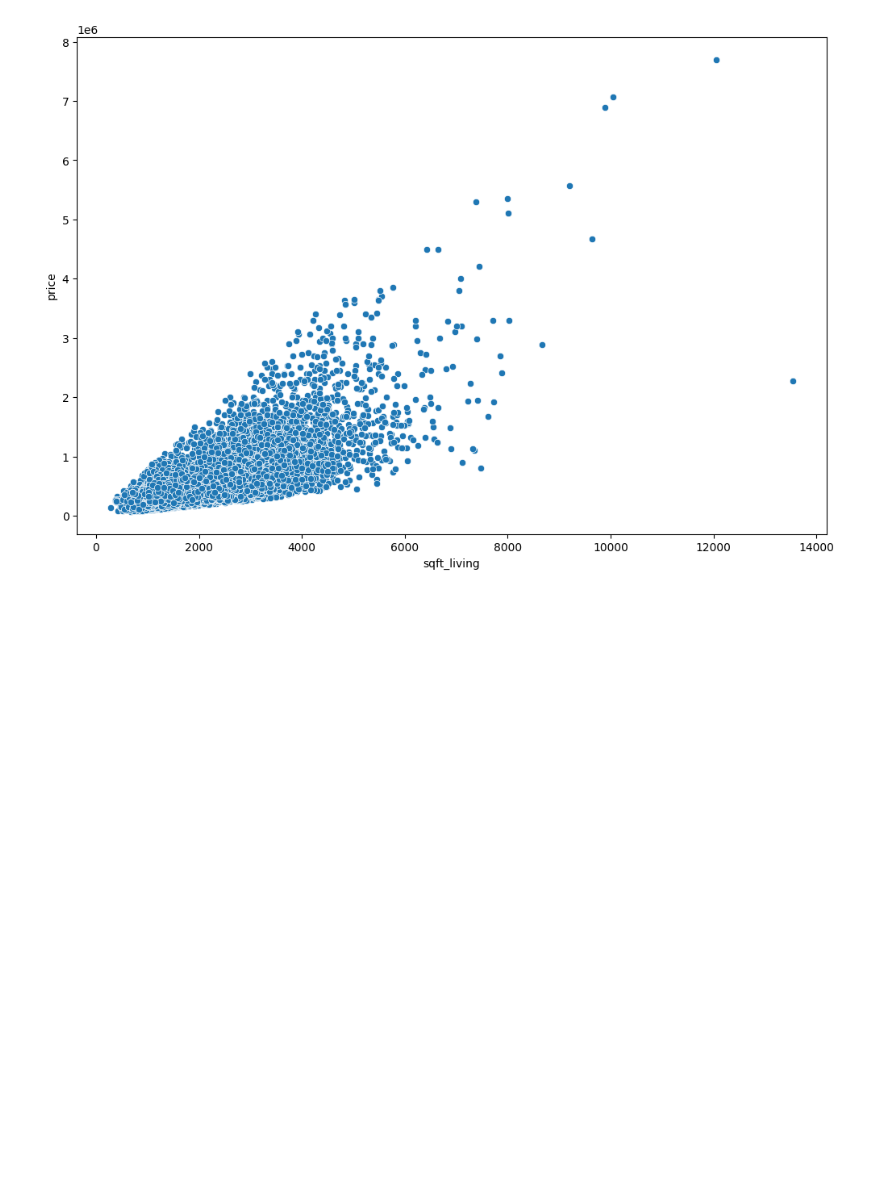
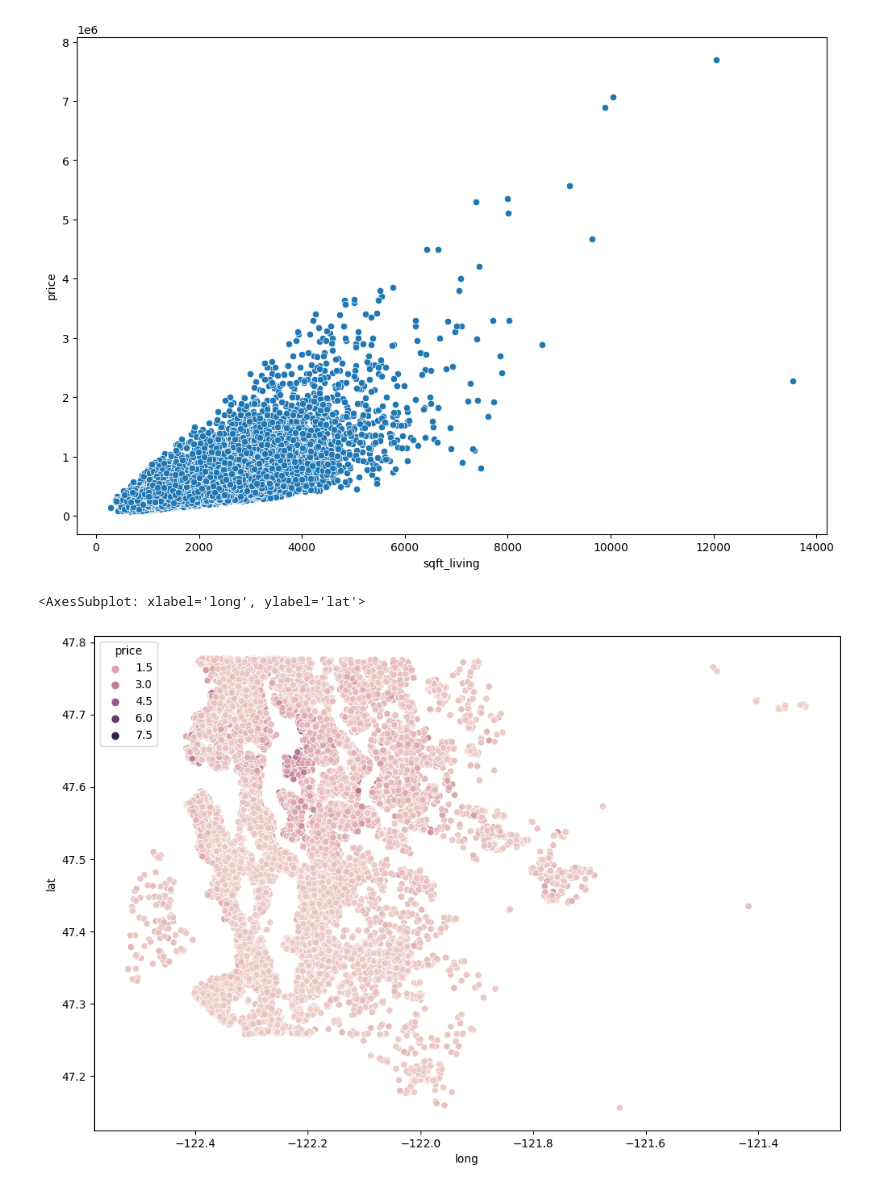
Before and after one commit to khuynh436/Housing-Price-Predictions, a Jupyter notebook: main.ipynb, the cells around one changed output. Cells and saved outputs as stored; diff of their text form; code cells hidden in the pictures; blank space fills up the shorter version.

Commit message:
Latitude and Longitude

```diff
--- a/main.ipynb
+++ b/main.ipynb
@@ -165,3 +165,10 @@ sns.scatterplot(x = "sqft_living", y = "price", data = df)
 # %% [output]
 <AxesSubplot: xlabel='sqft_living', ylabel='price'>
 [figure]
+# %%
+# Latitude and Longitude
+plt.figure(figsize = (12,8))
+sns.scatterplot(x='long',y='lat',data=df,hue='price')
+# %% [output]
+<AxesSubplot: xlabel='long', ylabel='lat'>
+[figure, added]
```
